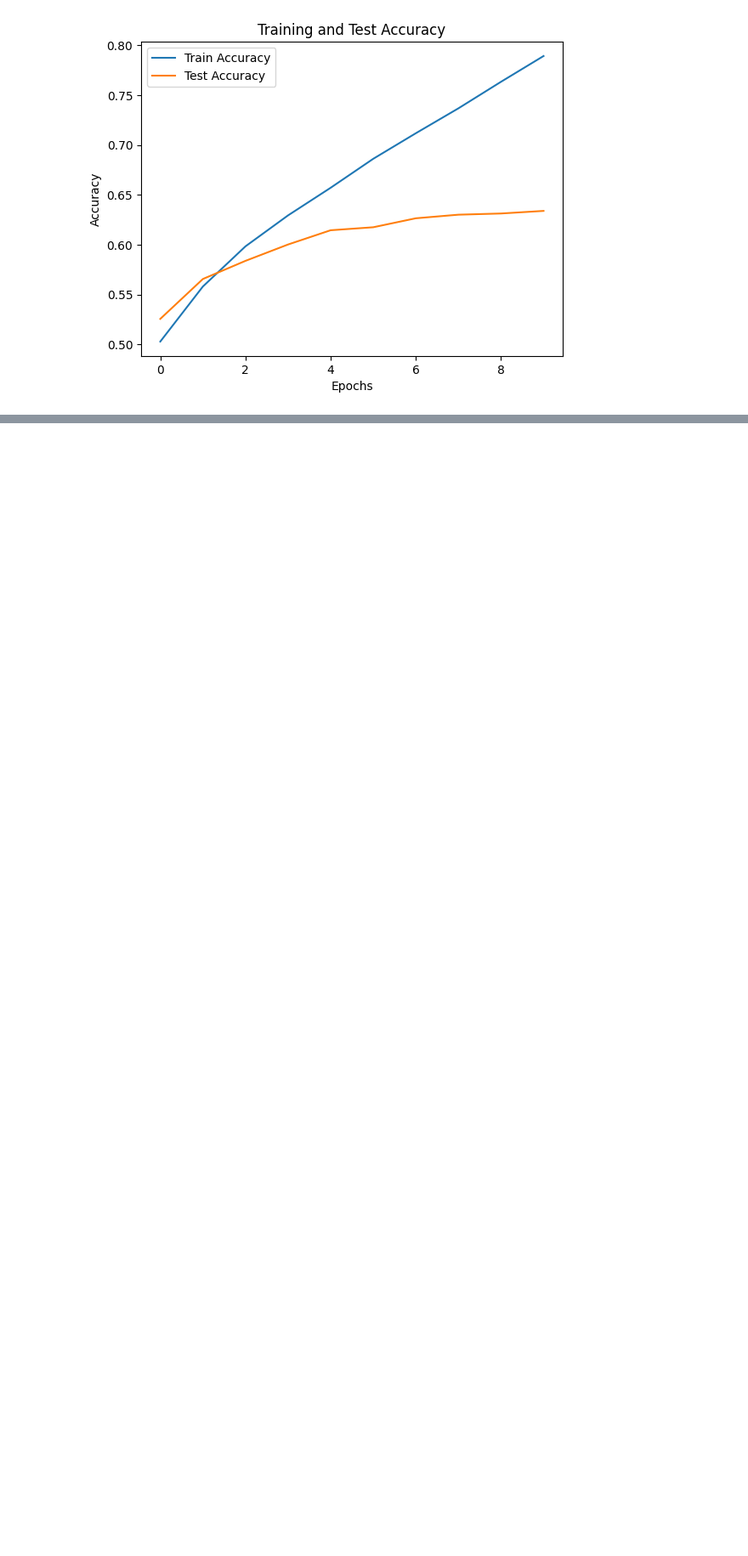
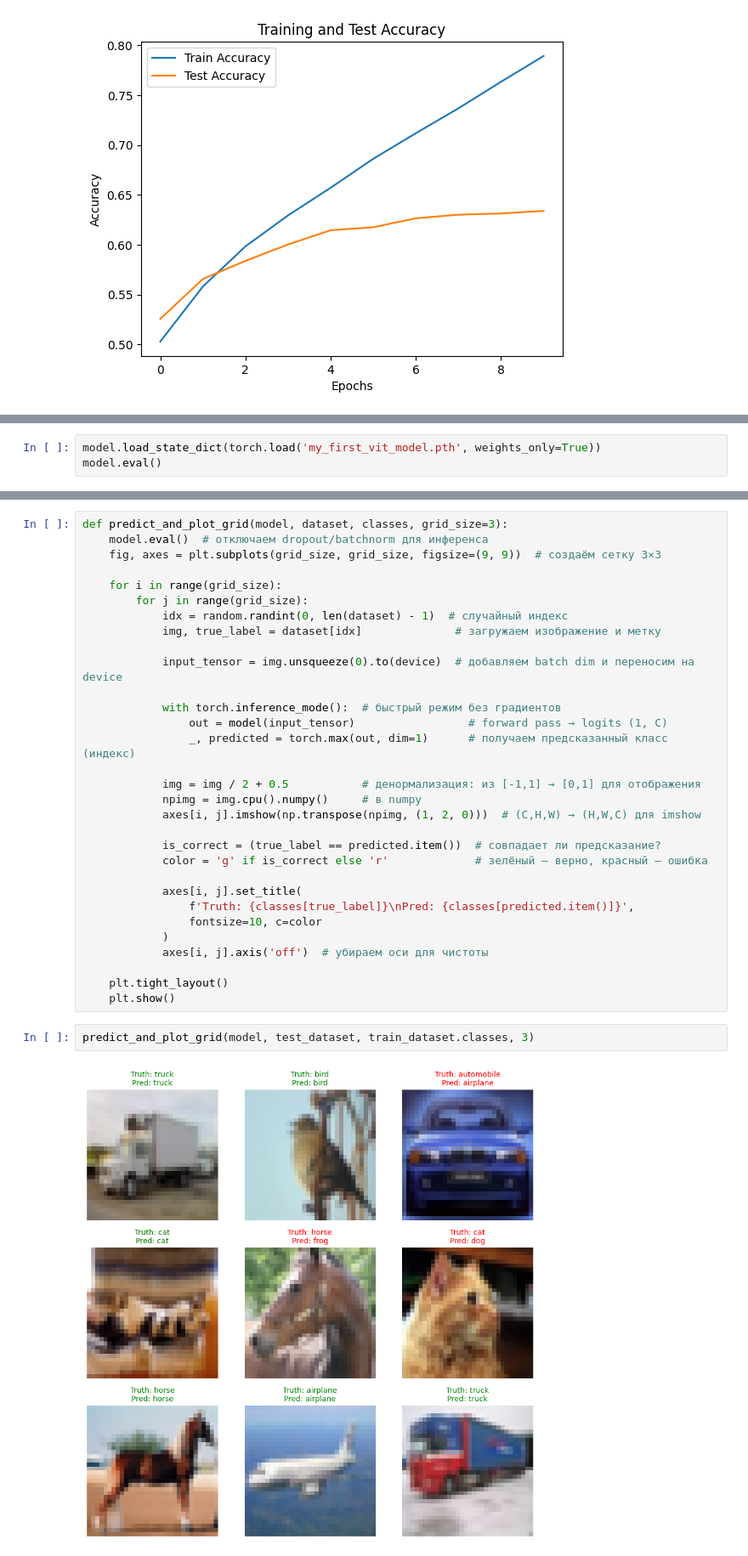
Before and after one commit to Swanger-Iz/ML_pytorch_lessons, a Jupyter notebook: vision_transformers/vit_cifar10.ipynb, the cells around one changed output, grey strips where cells are left out. Shown at 85% size. Saved outputs shown, nothing was run; the diff lists cells and outputs as text; blank space fills up the shorter version.

Commit message:
Completed Inference stage

```diff
--- a/vision_transformers/vit_cifar10.ipynb
+++ b/vision_transformers/vit_cifar10.ipynb
@@ -447,0 +450,3 @@ torch.save(model.state_dict(), 'my_first_vit_model.pth')
+# %%
+model.load_state_dict(torch.load('my_first_vit_model.pth', weights_only=True))
+model.eval()
@@ -447,0 +479,35 @@ torch.save(model.state_dict(), 'my_first_vit_model.pth')
+# %%
+def predict_and_plot_grid(model, dataset, classes, grid_size=3):
+    model.eval()  # отключаем dropout/batchnorm для инференса
+    fig, axes = plt.subplots(grid_size, grid_size, figsize=(9, 9))  # создаём сетку 3×3
+
+    for i in range(grid_size):
+        for j in range(grid_size):
+            idx = random.randint(0, len(dataset) - 1)  # случайный индекс
+            img, true_label = dataset[idx]              # загружаем изображение и метку
+
+            input_tensor = img.unsqueeze(0).to(device)  # добавляем batch dim и переносим на device
+
+            with torch.inference_mode():  # быстрый режим без градиентов
+                out = model(input_tensor)                 # forward pass → logits (1, C)
+                _, predicted = torch.max(out, dim=1)      # получаем предсказанный класс (индекс)
+
+            img = img / 2 + 0.5           # денормализация: из [-1,1] → [0,1] для отображения
+            npimg = img.cpu().numpy()     # в numpy
+            axes[i, j].imshow(np.transpose(npimg, (1, 2, 0)))  # (C,H,W) → (H,W,C) для imshow
+
+            is_correct = (true_label == predicted.item())  # совпадает ли предсказание?
+            color = 'g' if is_correct else 'r'             # зелёный — верно, красный — ошибка
+
+            axes[i, j].set_title(
+                f'Truth: {classes[true_label]}\nPred: {classes[predicted.item()]}',
+                fontsize=10, c=color
+            )
+            axes[i, j].axis('off')  # убираем оси для чистоты
+
+    plt.tight_layout()
+    plt.show()
+# %%
+predict_and_plot_grid(model, test_dataset, train_dataset.classes, 3)
+# %% [output]
+[figure, added]
```
Also changed, not shown: parts of 9 cells of this notebook.
